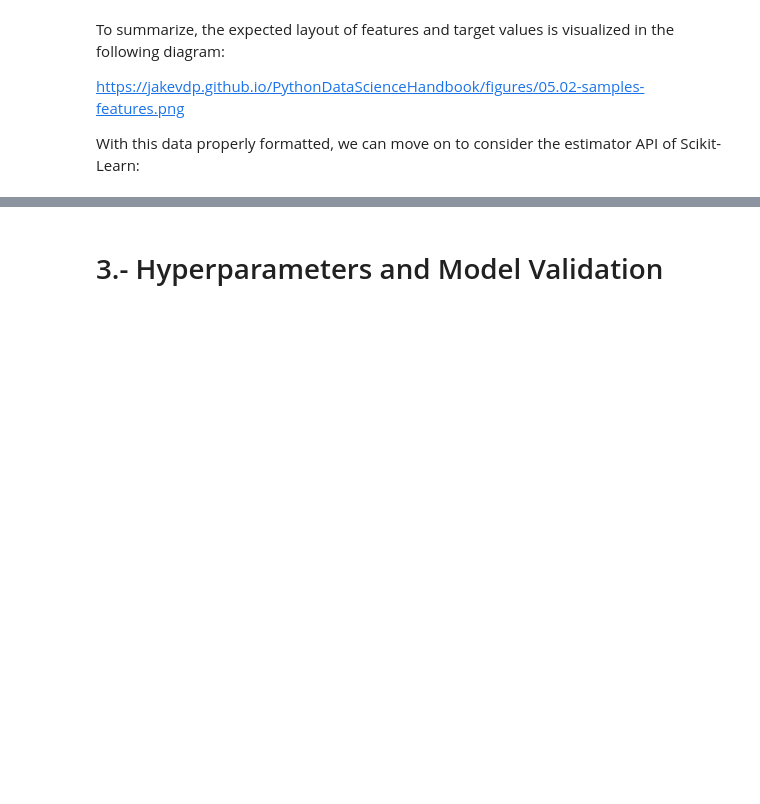
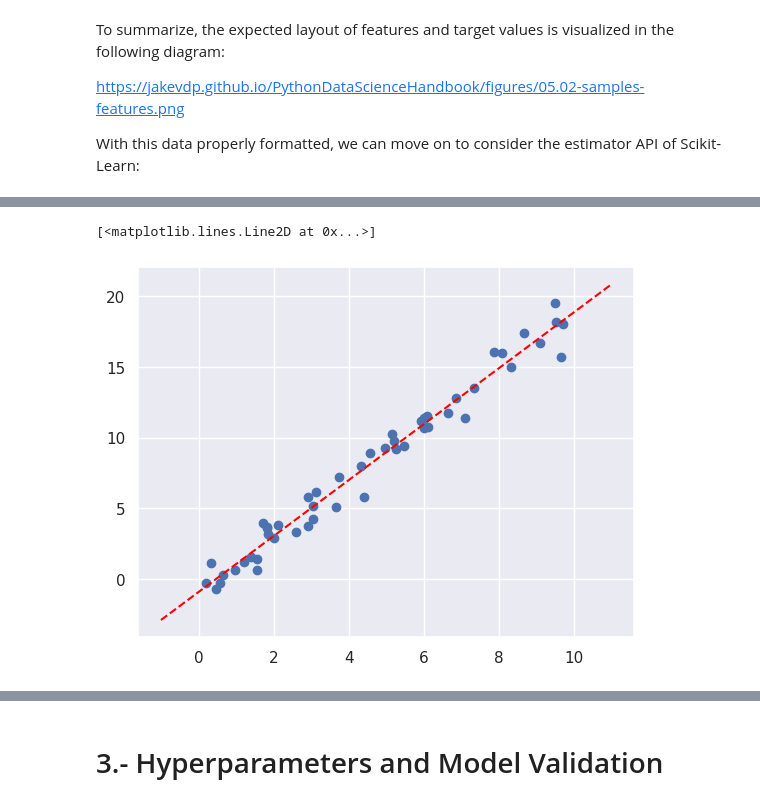
Before and after one commit to dirodgu/python_data_analysis_course, a Jupyter notebook: notebooks/chapter_5.ipynb, the cells around one changed output, grey strips where cells are left out. Drawn from its saved outputs; the diff is of its cells as text; code cells hidden in the pictures; blank space fills up the shorter version.

```diff
--- a/notebooks/chapter_5.ipynb
+++ b/notebooks/chapter_5.ipynb
@@ -212,0 +253,28 @@ With this data properly formatted, we can move on to consider the estimator API
+# %%
+# 1. Choose class of model
+from sklearn.linear_model import LinearRegression
+
+# 2. Choose model hyperparameters
+model = LinearRegression(fit_intercept=True)
+model
+
+# 3. Arrange data into features matrix and target vector
+X = x[:, np.newaxis]
+X.shape
+
+# 4. Fit the model to your data
+model.fit(X, y)
+model.coef_
+model.intercept_
+
+# 5. Predict labels for unknown data
+xfit = np.linspace(-1, 11)
+
+Xfit = xfit[:, np.newaxis]
+yfit = model.predict(Xfit)
+
+plt.scatter(x, y)
+plt.plot(xfit, yfit, '--', color='red')
+# %% [output]
+[<matplotlib.lines.Line2D at 0x...>]
+[figure, added]
```
Also changed, not shown: parts of 35 cells of this notebook.
